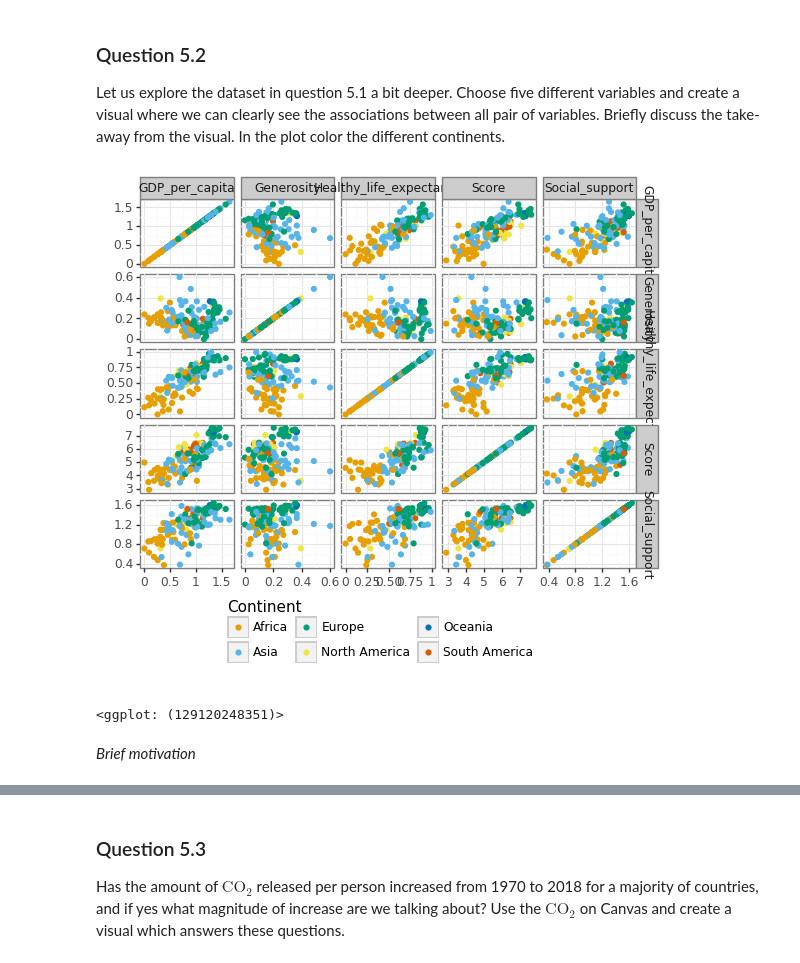
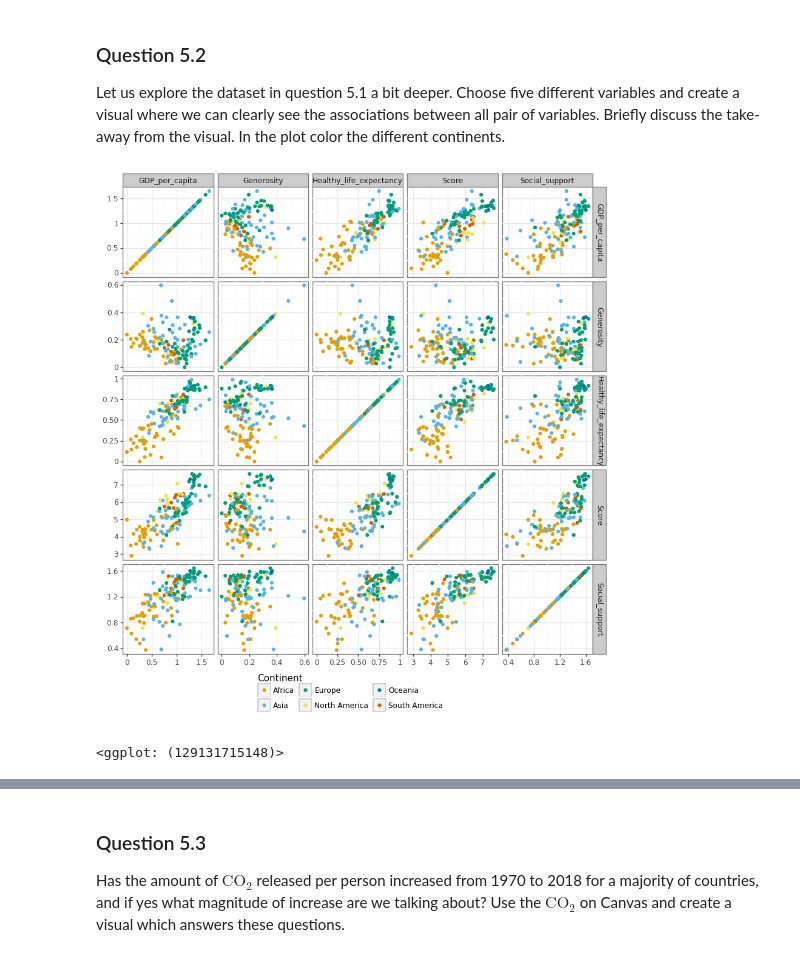
Before and after one commit to AxelEiman/SciVis, a Jupyter notebook: HW2/Homework2.ipynb, the cells around one changed output, grey strips where cells are left out. Drawn from its saved outputs; the diff is of its cells as text; code cells hidden in the pictures.

```diff
--- a/HW2/Homework2.ipynb
+++ b/HW2/Homework2.ipynb
@@ -516,29 +516,27 @@ Let us explore the dataset in question 5.1 a bit deeper. Choose five different v
 # %%
 # Insert code here
 # Remember to print the visual
 
 var_plot = ["GDP_per_capita", "Score", "Generosity", "Healthy_life_expectancy", "Social_support"]
 df_tmp1 = world[["name", "continent"] + var_plot]
 df_tmp = df_tmp1.melt(id_vars=["name", "continent"], value_vars=var_plot, value_name="val_x", var_name="var_x")
 df_tmp = df_tmp.merge(df_tmp1)
 df_plot = df_tmp.melt(id_vars=["name", "continent", "var_x", "val_x"], value_vars=var_plot, value_name="val_y", var_name="var_y")
 
 
 p = (ggplot(df_plot, aes(x='val_x', y='val_y', color='continent'))
 + geom_point()
 + scale_color_manual(values=cbPalette, name='Continent')
 + facet_grid('var_y ~ var_x',
             scales='free')
 + labs(x="", y="")
 + theme_bw()
 + theme(
     legend_position="bottom",
-
+    figure_size=(10,10)
 )
 )
 p
 # %% [output]
-[figure, old version]
+[figure, new version]
-<ggplot: (129120248351)>
+<ggplot: (129131715148)>
-# %% [markdown]
-*Brief motivation*
```
Also changed, not shown: parts of 3 cells of this notebook.
